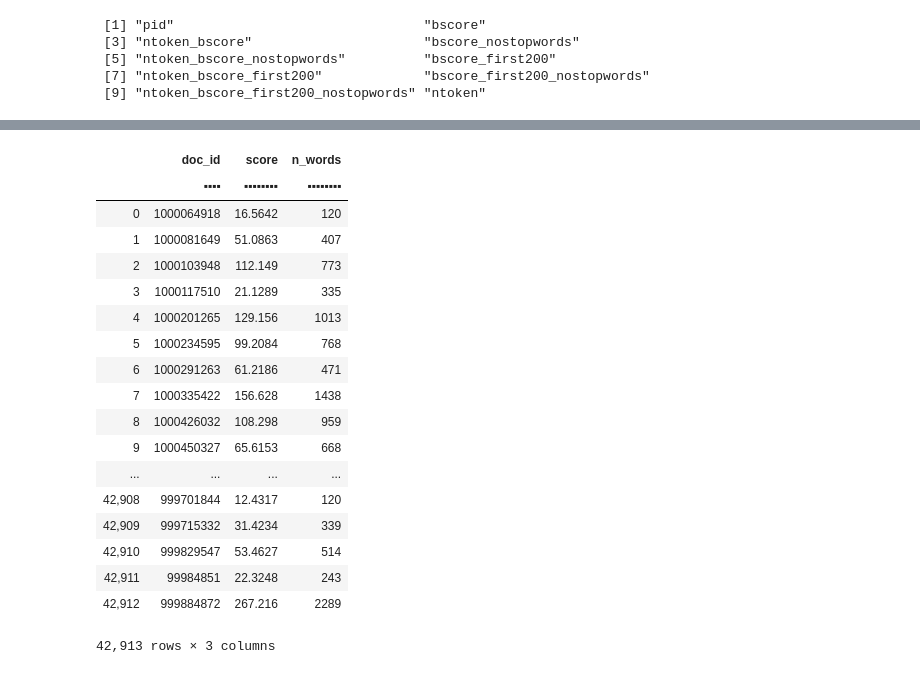
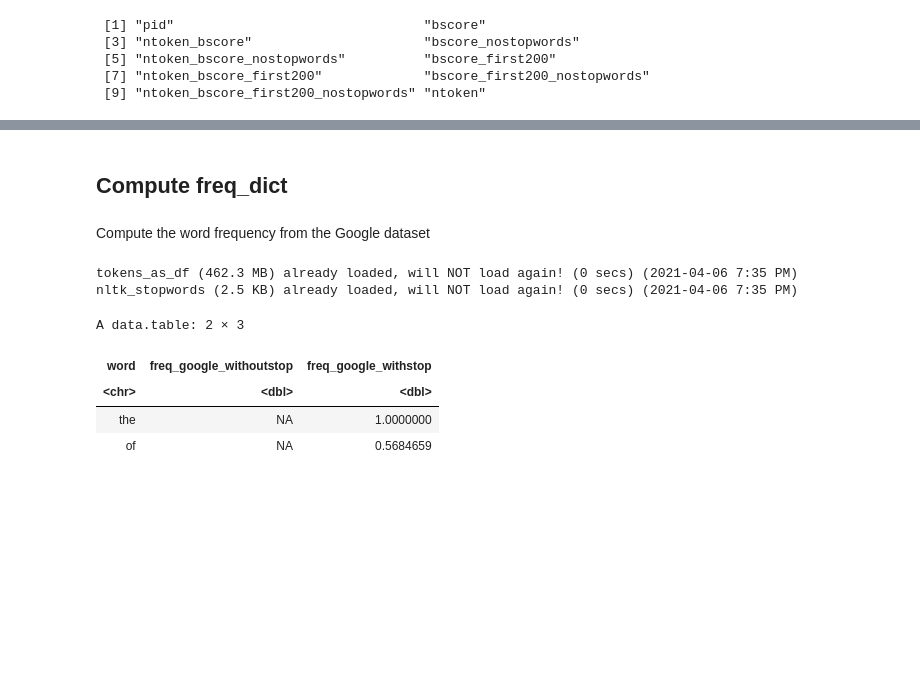
Before and after one commit to XiaomoWu/Construal, a Jupyter notebook: CS-text.ipynb, the cells around one changed output, grey strips where cells are left out. Saved outputs shown, nothing was run; the diff lists cells and outputs as text; code cells hidden in the pictures; blank space fills up the shorter version.

```diff
--- a/CS-text.ipynb
+++ b/CS-text.ipynb
@@ -190,23 +172,28 @@ result = tokens_as_df[:,:,join(freqdict)
-# %%
-result
-feather.write_feather(result.to_pandas(), 'data/result.feather')
-# %% [output]
-|  | doc_id | score | n_words |
-|  | ▪▪▪▪ | ▪▪▪▪▪▪▪▪ | ▪▪▪▪▪▪▪▪ |
-| 0 | 1000064918 | 16.5642 | 120 |
-| 1 | 1000081649 | 51.0863 | 407 |
-| 2 | 1000103948 | 112.149 | 773 |
-| 3 | 1000117510 | 21.1289 | 335 |
-| 4 | 1000201265 | 129.156 | 1013 |
-| 5 | 1000234595 | 99.2084 | 768 |
-| 6 | 1000291263 | 61.2186 | 471 |
-| 7 | 1000335422 | 156.628 | 1438 |
-| 8 | 1000426032 | 108.298 | 959 |
-| 9 | 1000450327 | 65.6153 | 668 |
-| ... | ... | ... | ... |
-| 42,908 | 999701844 | 12.4317 | 120 |
-| 42,909 | 999715332 | 31.4234 | 339 |
-| 42,910 | 999829547 | 53.4627 | 514 |
-| 42,911 | 99984851 | 22.3248 | 243 |
-| 42,912 | 999884872 | 267.216 | 2289 |
-42,913 rows × 3 columns
+# %% [markdown]
+## Compute freq_dict
+# %% [markdown]
+Compute the word frequency from the Google dataset
+# %%
+ld(tokens_as_df)
+ld(nltk_stopwords)
+
+google_freqdict_withstop = fread('data/freqdict.csv')
+# %% [output]
+tokens_as_df (462.3 MB) already loaded, will NOT load again! (0 secs) (2021-04-06 7:35 PM)
+nltk_stopwords (2.5 KB) already loaded, will NOT load again! (0 secs) (2021-04-06 7:35 PM)
+# %%
+google_freqdict = google_freqdict_withstop[
+      !(word %in% nltk_stopwords$word),
+    ][, .(word, freq_google_withoutstop=freq/max(freq))
+    ][google_freqdict_withstop[, .(word, freq_google_withstop=freq)],
+      on=.(word)
+    # ][, ':='(freq_google_withoutstop=nafill(freq_google_withoutstop, 'const', 0))
+    ][order(-freq_google_withstop)]
+
+google_freqdict[1:2]
+# %% [output]
+A data.table: 2 × 3
+| word | freq_google_withoutstop | freq_google_withstop |
+| <chr> | <dbl> | <dbl> |
+| the | NA | 1.0000000 |
+| of | NA | 0.5684659 |
```
Also changed, not shown: parts of 16 cells of this notebook, 2 other files.
